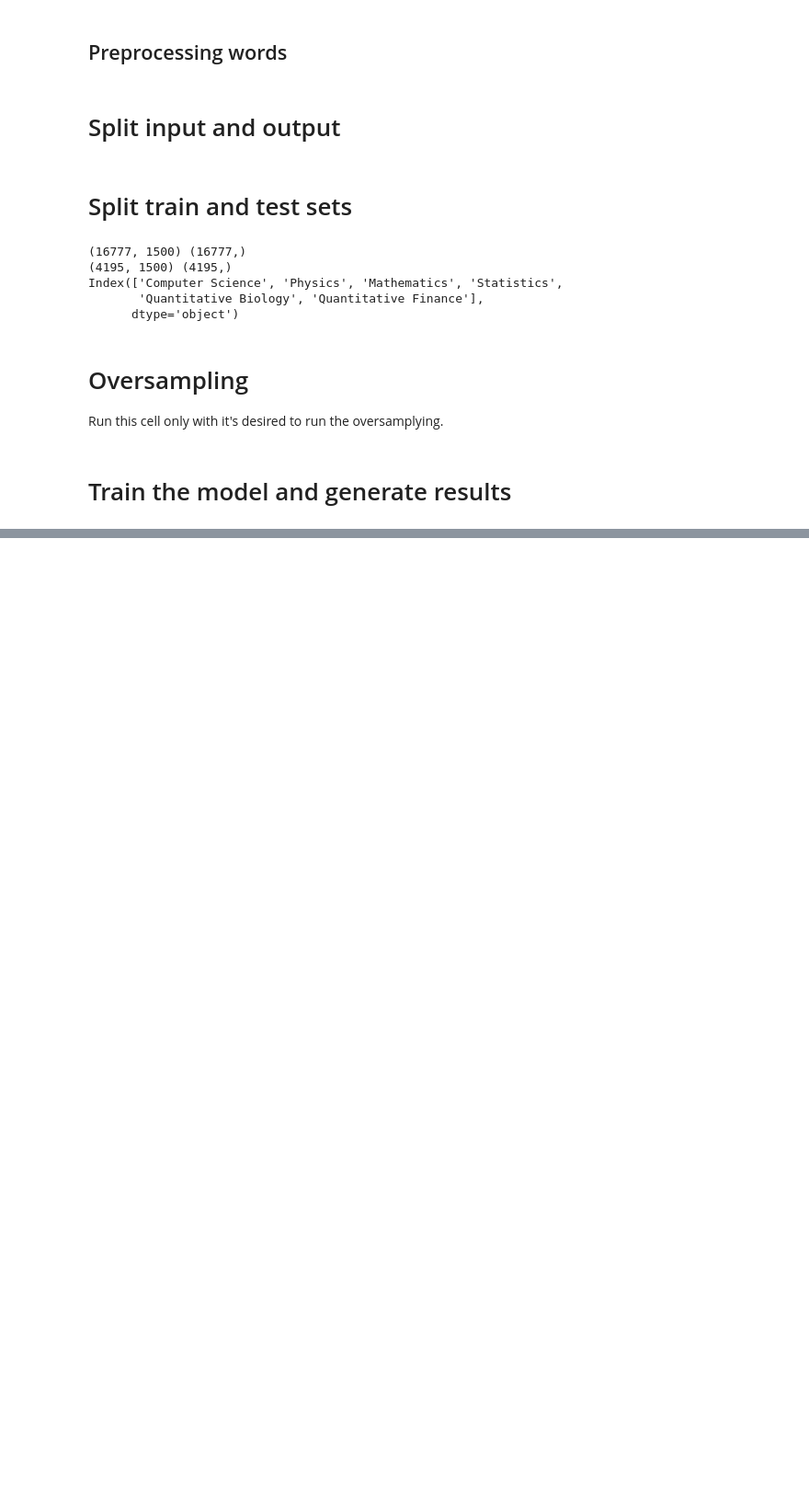
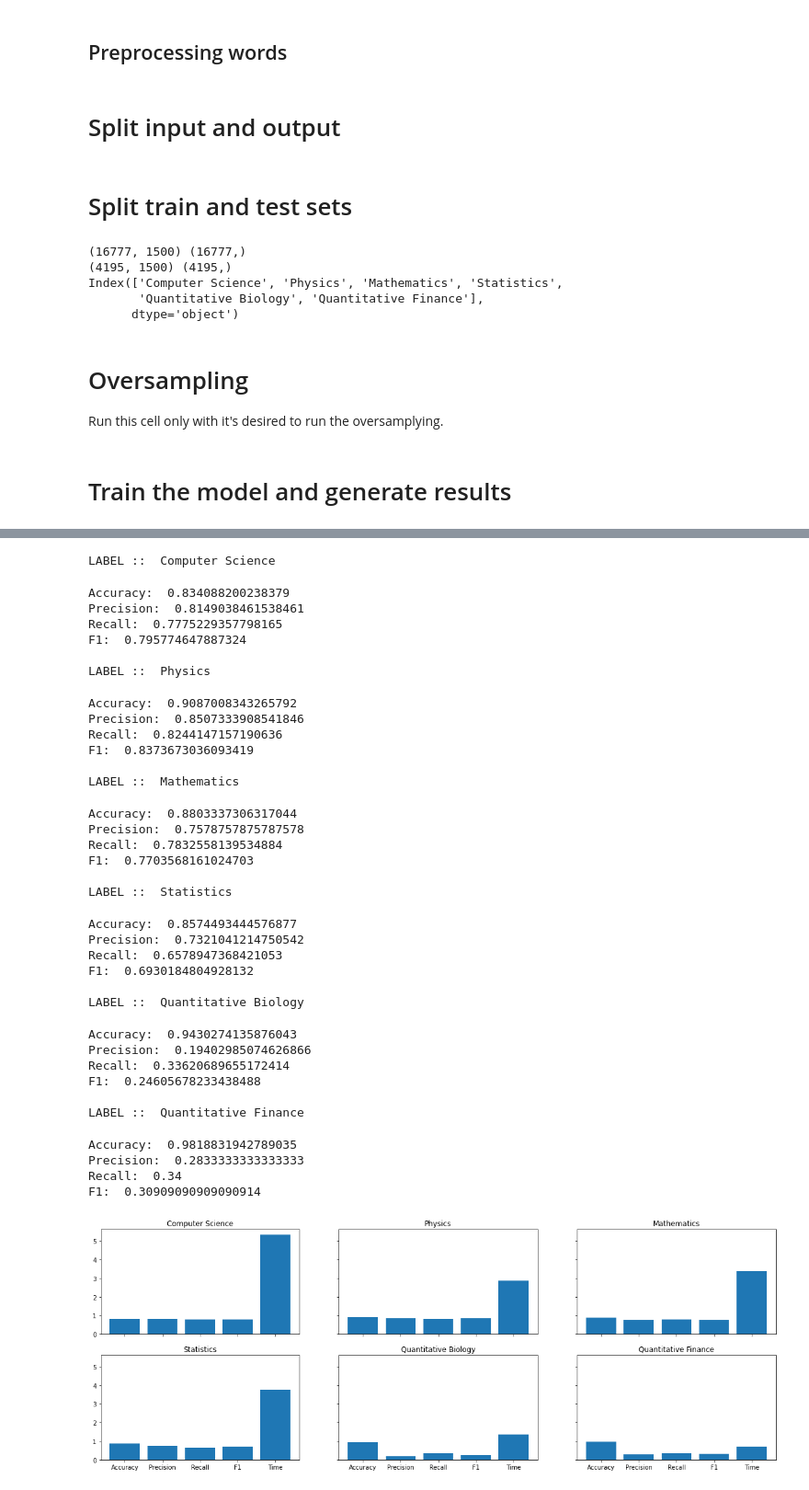
Before and after one commit to Jumaruba/MultiLabelClassification, a Jupyter notebook: src/main.ipynb, the cells around one changed output, grey strips where cells are left out. Shown at 92% size. Saved outputs shown, nothing was run; the diff lists cells and outputs as text; code cells hidden in the pictures; blank space fills up the shorter version.

```diff
--- a/src/main.ipynb
+++ b/src/main.ipynb
@@ -191,0 +279,65 @@ def get_x_train(index, with_oversampling):
+# %%
+# SVM
+
+from sklearn.svm import LinearSVC
+
+
+classifier = LinearSVC()
+gaussian_df = pd.DataFrame()
+gaussian_submission_df = pd.DataFrame()
+stats = []
+for i in range(len(y_columns)):
+    col_name = y_columns[i]
+    print("LABEL :: ", col_name)
+    y_train = y_train_test[i][0]
+    y_test = y_train_test[i][1]
+    x_train = get_x_train(i, True)
+
+    begin = time.time()
+    classifier.fit(x_train, y_train)
+    end = time.time()
+    gaussian_df[col_name]= classifier.predict(X_test)
+    gaussian_submission_df[col_name] = classifier.predict(X_submission)
+    stat_array = print_statistics(y_test, gaussian_df[col_name].values, col_name)
+    print()
+    stats.append(pd.Series(['Support Vector Machines',col_name,stat_array[0],stat_array[1],stat_array[2],stat_array[3],end-begin]))
+
+
+plot_statistics()
+# %% [output]
+LABEL ::  Computer Science
+Accuracy:  0.834088200238379
+Precision:  0.8149038461538461
+Recall:  0.7775229357798165
+F1:  0.795774647887324
+
+LABEL ::  Physics
+Accuracy:  0.9087008343265792
+Precision:  0.8507333908541846
+Recall:  0.8244147157190636
+F1:  0.8373673036093419
+
+LABEL ::  Mathematics
+Accuracy:  0.8803337306317044
+Precision:  0.7578757875787578
+Recall:  0.7832558139534884
+F1:  0.7703568161024703
+
+LABEL ::  Statistics
+Accuracy:  0.8574493444576877
+Precision:  0.7321041214750542
+Recall:  0.6578947368421053
+F1:  0.6930184804928132
+
+LABEL ::  Quantitative Biology
+Accuracy:  0.9430274135876043
+Precision:  0.19402985074626866
+Recall:  0.33620689655172414
+F1:  0.24605678233438488
+
+LABEL ::  Quantitative Finance
+Accuracy:  0.9818831942789035
+Precision:  0.2833333333333333
+Recall:  0.34
+F1:  0.30909090909090914
+[figure, added]
```
Also changed, not shown: parts of 11 cells of this notebook, 1 other file.
